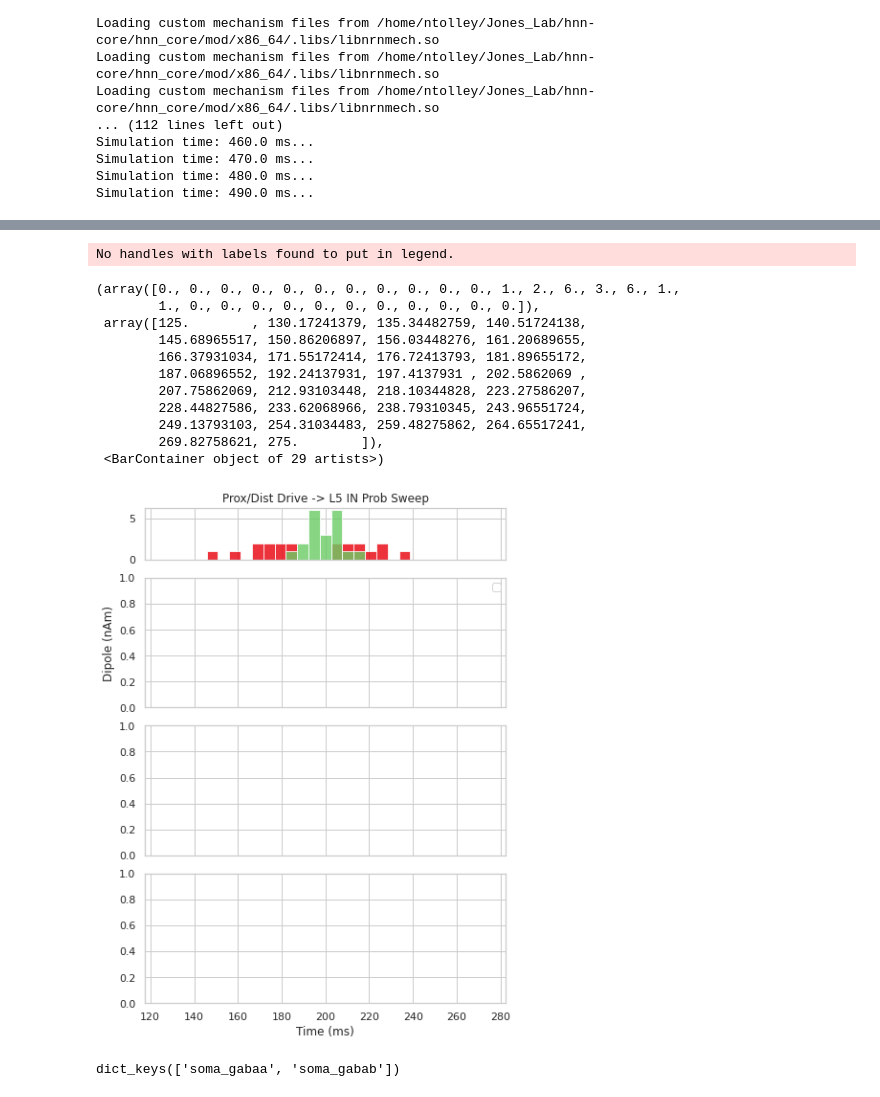
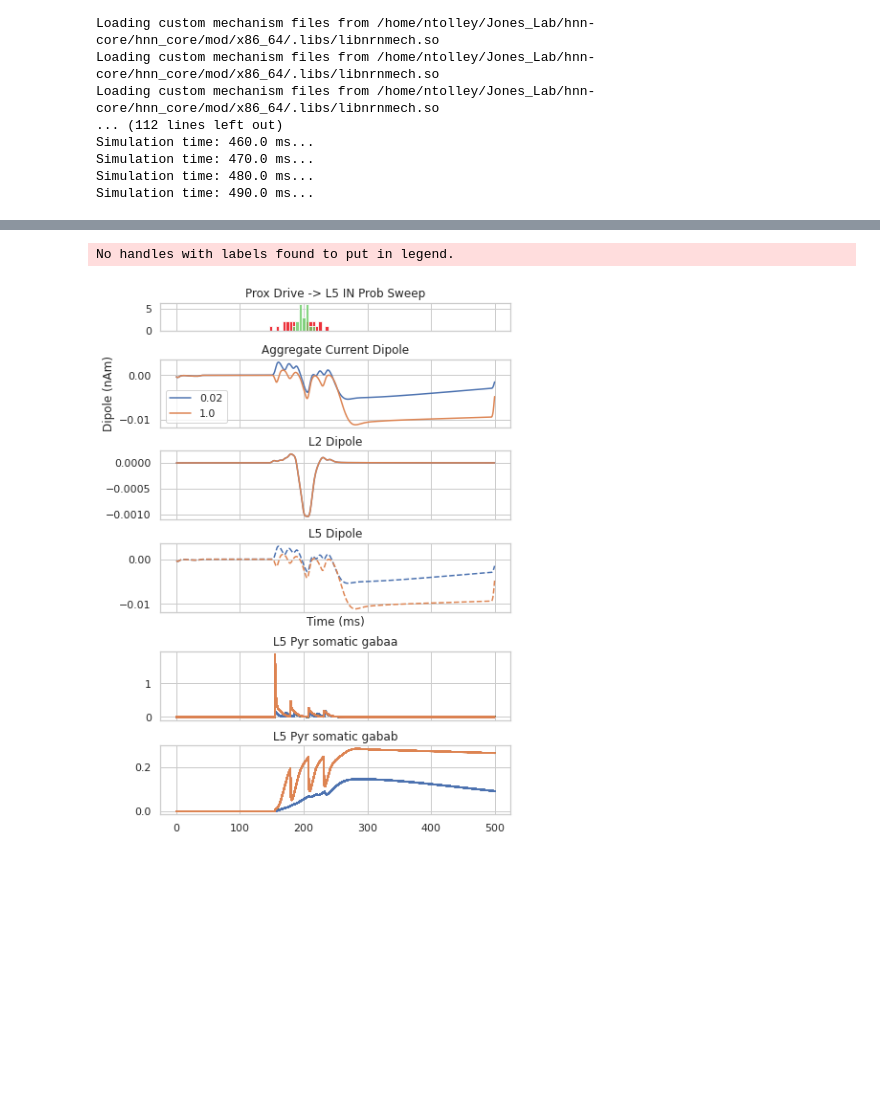
Before and after one commit to rythorpe/beta_modeling, a Jupyter notebook: law_beta_inhibitory_prob_sweep.ipynb, the cells around one changed output, grey strips where cells are left out. Cells and saved outputs as stored; diff of their text form; code cells hidden in the pictures; blank space fills up the shorter version.

```diff
--- a/law_beta_inhibitory_prob_sweep.ipynb
+++ b/law_beta_inhibitory_prob_sweep.ipynb
@@ -87,11 +87,11 @@ def law_2021_model():
 # %%
 def add_law_beta_drives(net, beta_start, l2inh_prob=1.0, l5inh_prob=1.0, l2inh_strength=2.0, l5inh_strength=1.0):
     # Distal Drive
-    weights_ampa_d1 = {'L2_basket': 0.00032 * l2inh_strength, 'L2_pyramidal': 0.00008,
+    weights_ampa_d1 = {'L2_basket': 0.00032, 'L2_pyramidal': 0.00008,
                        'L5_pyramidal': 0.00004}
     syn_delays_d1 = {'L2_basket': 0.5, 'L2_pyramidal': 0.5,
                      'L5_pyramidal': 0.5}
-    conn_prob_d1 = {'L2_basket': l2inh_prob, 'L2_pyramidal': 1.0,
+    conn_prob_d1 = {'L2_basket': 1.0, 'L2_pyramidal': 1.0,
                     'L5_pyramidal': 1.0}
     net.add_bursty_drive(
         'Distal Drive', tstart=beta_start, tstart_std=0., tstop=beta_start + 50.,
@@ -188,14 +192,16 @@ times = dpl_L5IN_list[0].times
 for plot_idx, (plt_dpl, prob) in enumerate(zip(dpl_L5IN_list, l5_prob_sweep)):
     dpl_smooth = plt_dpl.copy().smooth(10).data['agg']
     axes[1].plot(times, dpl_smooth, label=f'{prob}')
-    axes[plot_idx+1].set_xlabel('')
+    axes[plot_idx+2].set_xlabel('')
     plt_dpl.copy().plot_tfr_morlet(freqs, ax=axes[plot_idx+2], show=False, colormap='jet')
-    axes[plot_idx+1].set_title(f'Connection Prob: {prob}')
+    axes[plot_idx+2].set_title(f'Connection Prob: {prob}')
 
-axes[0].set_title('Prox/Dist Drive -> L5 IN Prob Sweep')
+axes[0].set_title('Prox -> L5 IN Prob Sweep')
 axes[1].legend()
 axes[3].set_xlabel('Time (ms)')
 axes[1].set_ylabel('Dipole (nAm)')
+axes[1].set_ylim([-0.006, 0.004])
+
 
 p_mask = np.array(net_L5IN_list[0].cell_response.spike_types[0]) == 'Proximal Drive'
 d_mask = np.array(net_L5IN_list[0].cell_response.spike_types[0]) == 'Distal Drive'
@@ -205,6 +211,8 @@ bins = np.linspace(125, 275, 30)
 axes[0].hist(p_times, color="#E8000B", label='Proximal', alpha=0.8, bins=bins)
 axes[0].hist(d_times, color="#6ACC65", label='Distal', alpha=0.8, bins=bins)
 
+for ax in axes:
+    ax.grid(False)
 
 plt.xlim([130,250])
 plt.savefig('u19_page2_figures/law_input_prox_dist_l5inh_prob_sweep_spectrogram.png')
@@ -213,43 +221,46 @@ plt.savefig('u19_page2_figures/law_input_prox_dist_l5inh_prob_sweep_spectrogram.
 # %%
 # L5 pyramidal neuron GABAa plot somatic currents
 # Plot across the population
-fig, axes = plt.subplots(4, 1, sharex=True, figsize=(6, 8), constrained_layout=True,
-                         gridspec_kw={'height_ratios': [0.4, 1 , 1, 1]})
+fig, axes = plt.subplots(6, 1, sharex=True, figsize=(6, 8), constrained_layout=True,
+                         gridspec_kw={'height_ratios': [0.4, 1 , 1, 1, 1, 1]})
 
-axes[0].set_title('Prox/Dist Drive -> L5 IN Prob Sweep')
+axes[0].set_title('Prox Drive -> L5 IN Prob Sweep')
 axes[1].legend()
 axes[3].set_xlabel('Time (ms)')
 axes[1].set_ylabel('Dipole (nAm)')
 
 p_mask = np.array(net_L5IN_list[0].cell_response.spike_types[0]) == 'Proximal Drive'
 d_mask = np.array(net_L5IN_list[0].cell_response.spike_types[0]) == 'Distal Drive'
 p_times = np.array(net_L5IN_list[0].cell_response.spike_times[0])[p_mask]
 d_times = np.array(net_L5IN_list[0].cell_response.spike_times[0])[d_mask]
 bins = np.linspace(125, 275, 30)
 axes[0].hist(p_times, color="#E8000B", label='Proximal', alpha=0.8, bins=bins)
 axes[0].hist(d_times, color="#6ACC65", label='Distal', alpha=0.8, bins=bins)
 
-#plt.xlim([130,250])
+
 
 l5pyr_gids = net.gid_ranges['L5_pyramidal']
-for gid in l5pyr_gids:
-    isoma = net_L5IN_list[0].cell_response.isoma[0][gid]
-    axes[2].plot(isoma['soma_gabaa'])
+for sim_idx, prob in enumerate(l5_prob_sweep):
+    axes[1].plot(times, dpl_L5IN_list[sim_idx].copy().smooth(10).data['agg'], label=f'{prob}')
+
+    axes[2].plot(times, dpl_L5IN_list[sim_idx].copy().smooth(10).data['L2'],
+                 label=f'{prob}; L2', color=f'C{sim_idx}')
+    axes[3].plot(times, dpl_L5IN_list[sim_idx].copy().smooth(10).data['L5'], label=f'{prob}; L5',
+                 color=f'C{sim_idx}', linestyle='--')
+
+    for gid in l5pyr_gids:
+        isoma = net_L5IN_list[sim_idx].cell_response.isoma[0][gid]
+        axes[4].plot(times, isoma['soma_gabaa'], color=f'C{sim_idx}', label=f'{prob}')
+        axes[5].plot(times, isoma['soma_gabab'], color=f'C{sim_idx}', label=f'{prob}')
+
+axes[1].legend()
+axes[1].set_title('Aggregate Current Dipole')
+axes[2].set_title('L2 Dipole')
+axes[3].set_title('L5 Dipole')
+axes[4].set_title('L5 Pyr somatic gabaa')
+axes[5].set_title('L5 Pyr somatic gabab')
+
+plt.savefig('u19_page2_figures/law_input_prox_dist_l5inh_prob_sweep_dipole_currents.png')
 # %% [output]
 No handles with labels found to put in legend.
-(array([0., 0., 0., 0., 0., 0., 0., 0., 0., 0., 0., 1., 2., 6., 3., 6., 1.,
-        1., 0., 0., 0., 0., 0., 0., 0., 0., 0., 0., 0.]),
- array([125.        , 130.17241379, 135.34482759, 140.51724138,
-        145.68965517, 150.86206897, 156.03448276, 161.20689655,
-        166.37931034, 171.55172414, 176.72413793, 181.89655172,
-        187.06896552, 192.24137931, 197.4137931 , 202.5862069 ,
-        207.75862069, 212.93103448, 218.10344828, 223.27586207,
-        228.44827586, 233.62068966, 238.79310345, 243.96551724,
-        249.13793103, 254.31034483, 259.48275862, 264.65517241,
-        269.82758621, 275.        ]),
- <BarContainer object of 29 artists>)
-[figure, old version]
+[figure, new version]
-# %%
-isoma.keys()
-# %% [output]
-dict_keys(['soma_gabaa', 'soma_gabab'])
```
Also changed, not shown: parts of 7 cells of this notebook, 1 other file.
